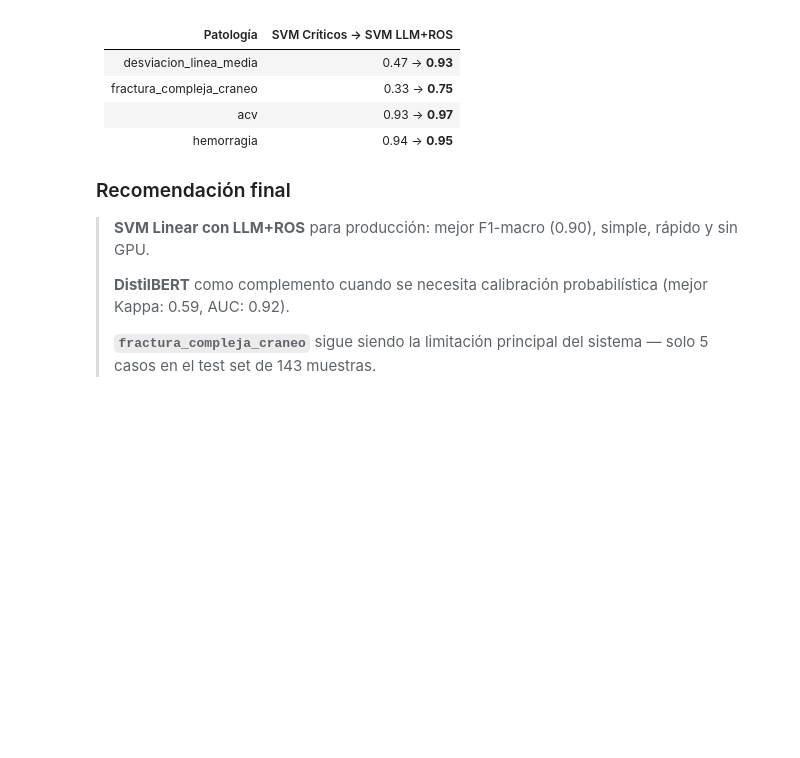
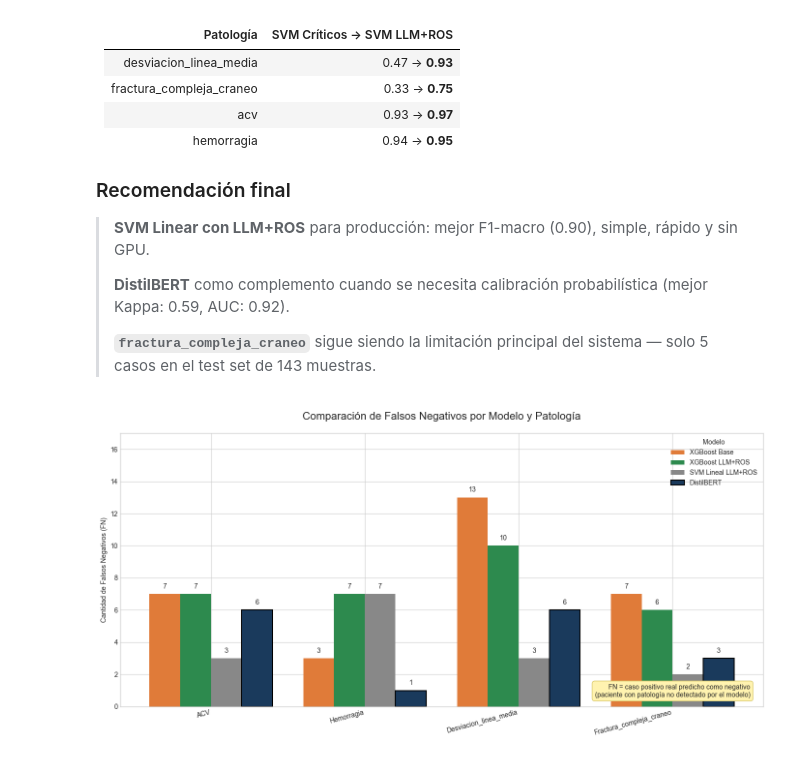
Before and after one commit to AI4Radiology/TG-DIAG-Diagnostico-Clinico-Radiologico, a Jupyter notebook: notebooks/5_Comparacion_Final.ipynb, the cells around one changed output. Drawn from its saved outputs; the diff is of its cells as text; code cells hidden in the pictures; blank space fills up the shorter version.

```diff
--- a/notebooks/5_Comparacion_Final.ipynb
+++ b/notebooks/5_Comparacion_Final.ipynb
@@ -933,3 +933,72 @@ La augmentación es el factor más determinante, superando la complejidad del mo
 > **DistilBERT** como complemento cuando se necesita calibración probabilística (mejor Kappa: 0.59, AUC: 0.92).
 >
 > **`fractura_compleja_craneo`** sigue siendo la limitación principal del sistema — solo 5 casos en el test set de 143 muestras.
+# %%
+import numpy as np
+
+import matplotlib.pyplot as plt
+
+plt.style.use('seaborn-v0_8-whitegrid')
+
+datos = {
+    "XGBoost Base":      {"ACV": 7,  "Hemorragia": 3,  "Desviacion_linea_media": 13, "Fractura_compleja_craneo": 7},
+    "XGBoost LLM+ROS":   {"ACV": 7,  "Hemorragia": 7,  "Desviacion_linea_media": 10, "Fractura_compleja_craneo": 6},
+    "SVM Lineal LLM+ROS":        {"ACV": 3,  "Hemorragia": 7,  "Desviacion_linea_media": 3,  "Fractura_compleja_craneo": 2},
+    "DistilBERT":        {"ACV": 6,  "Hemorragia": 1,  "Desviacion_linea_media": 6,  "Fractura_compleja_craneo": 3}
+}
+
+patologias = ["ACV", "Hemorragia", "Desviacion_linea_media", "Fractura_compleja_craneo"]
+modelos = list(datos.keys())
+
+colores = {
+    "XGBoost Base": "#e07b39",
+    "XGBoost LLM+ROS": "#2d8a4e",
+    "SVM Lineal LLM+ROS": "#888888",
+    "DistilBERT": "#1a3a5c"
+}
+
+fig, ax = plt.subplots(figsize=(14, 7))
+
+x = np.arange(len(patologias))
+width = 0.2
+offsets = np.linspace(-1.5 * width, 1.5 * width, len(modelos))
+
+for i, modelo in enumerate(modelos):
+    vals = [datos[modelo][p] for p in patologias]
+    edgecolor = "black" if modelo == "DistilBERT" else "none"
+    linewidth = 1.5 if modelo == "DistilBERT" else 0.0
+
+    bars = ax.bar(
+        x + offsets[i], vals, width,
+        label=modelo, color=colores[modelo],
+        edgecolor=edgecolor, linewidth=linewidth
+    )
+
+    for bar in bars:
+        h = bar.get_height()
+        ax.text(
+            bar.get_x() + bar.get_width() / 2, h + 0.25, f"{int(h)}",
+            ha="center", va="bottom", fontsize=10
+        )
+
+ax.set_xticks(x)
+ax.set_xticklabels(patologias, rotation=15, ha="right")
+ax.set_ylim(0, max(max(v.values()) for v in datos.values()) + 4)
+ax.set_ylabel("Cantidad de Falsos Negativos (FN)")
+ax.set_title("Comparación de Falsos Negativos por Modelo y Patología", fontsize=16, pad=20)
+
+
+ax.legend(title="Modelo", loc="upper right")
+
+ax.annotate(
+    "FN = caso positivo real predicho como negativo\n(paciente con patología no detectado por el modelo)",
+    xy=(0.98, 0.03), xycoords="axes fraction",
+    ha="right", va="bottom", fontsize=10,
+    bbox=dict(boxstyle="round,pad=0.4", facecolor="#fff3b0", edgecolor="#d9c86a")
+)
+
+fig.tight_layout()
+plt.savefig("fn_comparacion_modelos.png", dpi=300, bbox_inches="tight")
+plt.show()
+# %% [output]
+[figure, added]
```
Also changed, not shown: parts of 1 cell of this notebook, 18 other files.
